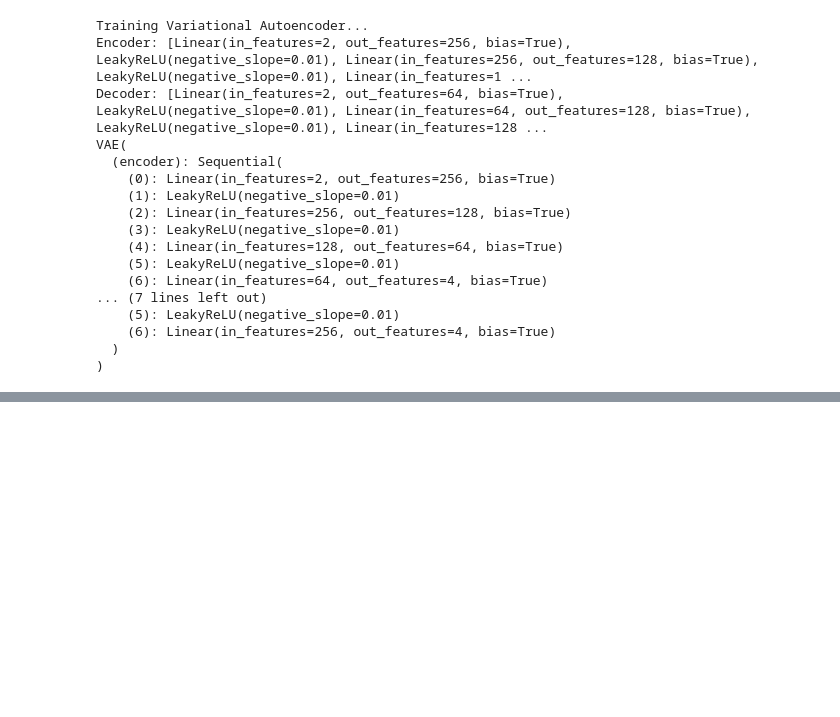
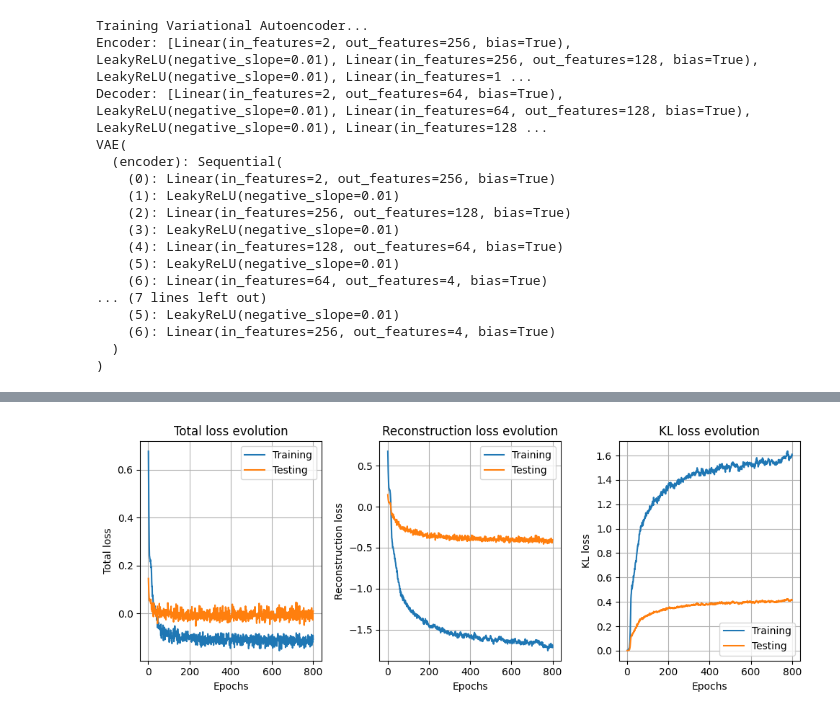
Before and after one commit to nelioasousa/dl_projeto, a Jupyter notebook: vae.ipynb, the cells around one changed output, grey strips where cells are left out. Saved outputs shown, nothing was run; the diff lists cells and outputs as text; code cells hidden in the pictures; blank space fills up the shorter version.

```diff
--- a/vae.ipynb
+++ b/vae.ipynb
@@ -287,13 +307,13 @@ print(model_VAE)
 
 optimizer = torch.optim.AdamW(model_VAE.parameters(), lr=learning_rate)
 
-train_loss_history_VAE = []
-test_loss_history_VAE = []
+train_loss_history = []
+test_loss_history = []
 for epoch in trange(1, num_epochs + 1, desc='Training', unit='epoch'):
     train_loss = train(model_VAE, train_loader, optimizer)
     test_loss = test(model_VAE, test_loader)
-    train_loss_history_VAE.append(train_loss)
-    test_loss_history_VAE.append(test_loss)
+    train_loss_history.append(train_loss)
+    test_loss_history.append(test_loss)
 # %% [output]
 Training Variational Autoencoder...
 Encoder: [Linear(in_features=2, out_features=256, bias=True), LeakyReLU(negative_slope=0.01), Linear(in_features=256, out_features=128, bias=True), LeakyReLU(negative_slope=0.01), Linear(in_features=1 ...
@@ -345 +356,28 @@ plt.show()
+# %%
+losses_label = ('Total', 'Reconstruction', 'KL')
+
+fig, axs = plt.subplots(1, 3, figsize=(10, 4))
+
+for i, loss_label in enumerate(losses_label):
+    ax = axs[i]
+    ax.plot(
+        range(1, len(train_loss_history) + 1),
+        [l[i] for l in train_loss_history],
+        label='Training',
+    )
+    ax.plot(
+        range(1, len(test_loss_history) + 1),
+        [l[i] for l in test_loss_history],
+        label='Testing',
+    )
+    ax.set_xlabel('Epochs')
+    ax.set_ylabel(f'{loss_label} loss')
+    ax.set_title(f'{loss_label} loss evolution')
+    ax.grid()
+    ax.legend()
+
+plt.tight_layout()
+plt.show()
+# %% [output]
+[figure, added]
 # %%
```
Also changed, not shown: parts of 13 cells of this notebook.
